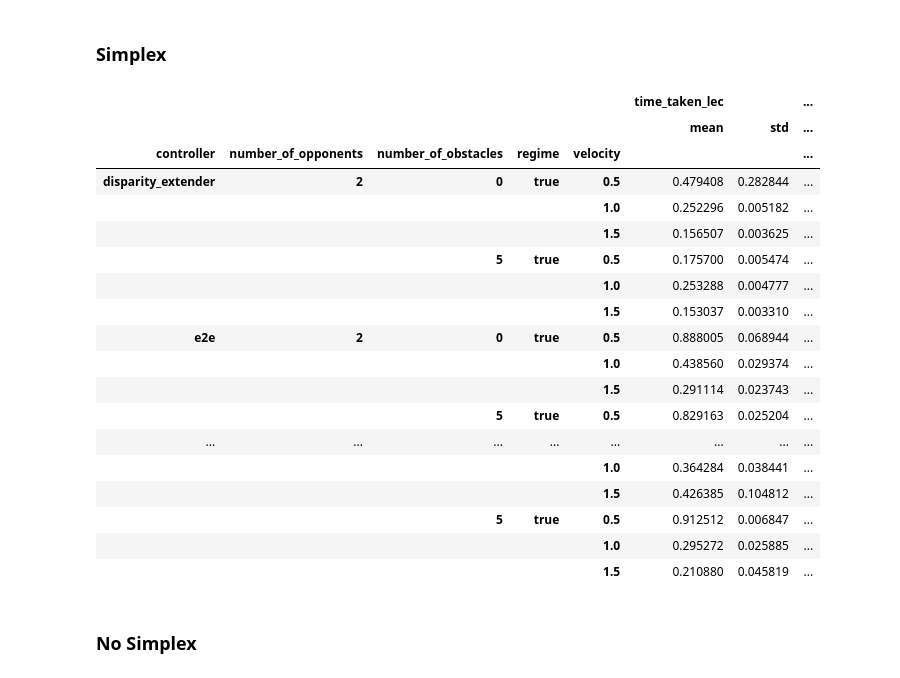
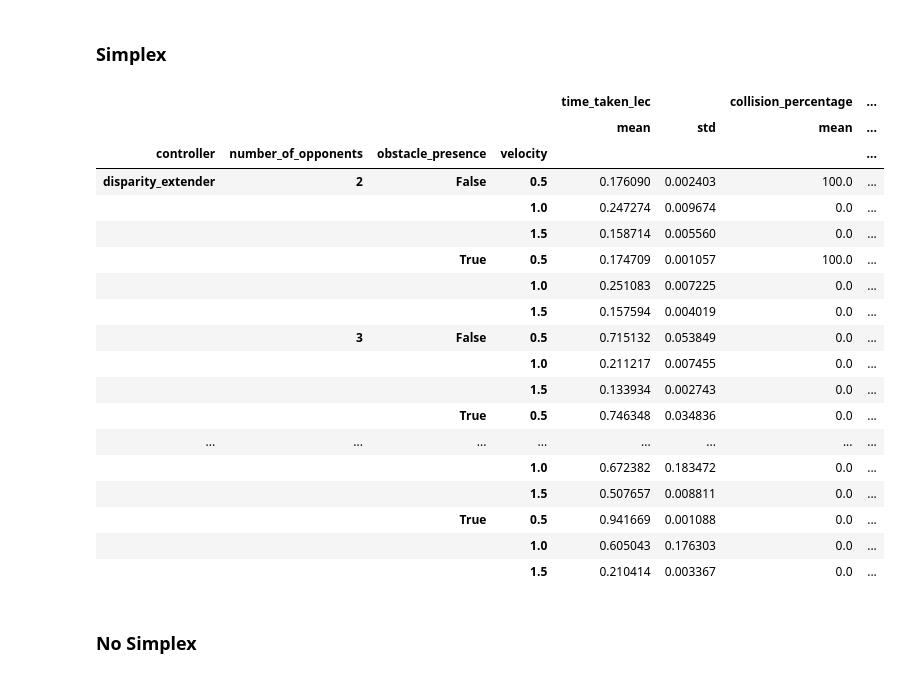
Before and after one commit to pmusau17/Platooning-F1Tenth, a Jupyter notebook: src/rtreach/logs/aij_experiments/Simplex vs Control Experiments.ipynb, the cells around one changed output. Cells and saved outputs as stored; diff of their text form; code cells hidden in the pictures.

Commit message:
the experiments are actually decent and I don't have to hate myself lmaoooooo

```diff
--- a/src/rtreach/logs/aij_experiments/Simplex vs Control Experiments.ipynb
+++ b/src/rtreach/logs/aij_experiments/Simplex vs Control Experiments.ipynb
@@ -20,33 +31,37 @@ velocities = ["0.5","1.0","1.5"]
 velocities_fn = {"0.5":"0.500000", "1.0":"1.000000","1.5":"1.500000"}
 controllers= ["disparity_extender","pure_pursuit","e2e"]
 file_str = "{}_{}_1.000000_{}_{}_0.0_0.0_{}.csv"
-collision_str = "collisions_{}_{}_{}_{}_cones_{}.csv"
+collision_str = "collisions_{}_{}_{}_{}_{}_cones.csv"
 for cntrl in controllers:
     for opp in opponents:
         for obs in obstacles:
             for vel in velocities:
                 for regime in control:
 
-                    file_name = "simplex"
-                    if(not regime):
+
+                    if(regime=="true"):
                         file_name = "nosimplex"
+                    else:
+                        file_name = "simplex"
+
 
                     fh = file_str.format(file_name,cntrl,opp,obs,velocities_fn[vel])
                     ch = collision_str.format(cntrl,opp,obs,vel,regime)
 
                     try:
-                        df = pd.read_csv(fh,header=None)
+                        df = pd.read_csv(fh,header=None).tail(5) # I only want the most recently run experiments here
                         df =df.rename(columns={0:'time_str',1:'time_taken_lec',2:'time_taken_safety_controller',3:'area'})
                         df['controller'] = cntrl
                         df['time_taken_lec'] * 100
                         df['number_of_opponents'] = opp
-                        df['number_of_obstacles']= obs
+                        df['obstacle_presence']= obs>0
                         df['regime'] = regime
                         df['velocity'] = vel
 
                         df = df.drop(columns = ["time_taken_safety_controller","area"])
 
                         if(os.path.exists(ch)):
+                            c_df = pd.read_csv(ch,header=None)
                             df['collision_percentage'] = ((c_df.count()[0])/5)*100
                         else:
                             df['collision_percentage'] = 0.0
@@ -115,28 +134,28 @@ dfs.groupby(["controller","number_of_opponents","number_of_obstacles","regime","
 # %% [markdown]
 ### Simplex
 # %%
-simplex = dfs[dfs["regime"]=="true"]
-simplex.groupby(["controller","number_of_opponents","number_of_obstacles","regime","velocity"]).agg(["mean","std"])
+simplex = dfs[dfs["regime"]=="false"]
+simplex.groupby(["controller","number_of_opponents","obstacle_presence","velocity"]).agg(["mean","std"])
 # %% [output]
-|  |  |  |  |  | time_taken_lec |  | ... |
-|  |  |  |  |  | mean | std | ... |
-| controller | number_of_opponents | number_of_obstacles | regime | velocity |  |  | ... |
-| disparity_extender | 2 | 0 | true | 0.5 | 0.479408 | 0.282844 | ... |
-|  |  |  |  | 1.0 | 0.252296 | 0.005182 | ... |
-|  |  |  |  | 1.5 | 0.156507 | 0.003625 | ... |
-|  |  | 5 | true | 0.5 | 0.175700 | 0.005474 | ... |
-|  |  |  |  | 1.0 | 0.253288 | 0.004777 | ... |
-|  |  |  |  | 1.5 | 0.153037 | 0.003310 | ... |
-| e2e | 2 | 0 | true | 0.5 | 0.888005 | 0.068944 | ... |
-|  |  |  |  | 1.0 | 0.438560 | 0.029374 | ... |
-|  |  |  |  | 1.5 | 0.291114 | 0.023743 | ... |
-|  |  | 5 | true | 0.5 | 0.829163 | 0.025204 | ... |
+|  |  |  |  | time_taken_lec |  | collision_percentage | ... |
+|  |  |  |  | mean | std | mean | ... |
+| controller | number_of_opponents | obstacle_presence | velocity |  |  |  | ... |
+| disparity_extender | 2 | False | 0.5 | 0.176090 | 0.002403 | 100.0 | ... |
+|  |  |  | 1.0 | 0.247274 | 0.009674 | 0.0 | ... |
+|  |  |  | 1.5 | 0.158714 | 0.005560 | 0.0 | ... |
+|  |  | True | 0.5 | 0.174709 | 0.001057 | 100.0 | ... |
+|  |  |  | 1.0 | 0.251083 | 0.007225 | 0.0 | ... |
+|  |  |  | 1.5 | 0.157594 | 0.004019 | 0.0 | ... |
+|  | 3 | False | 0.5 | 0.715132 | 0.053849 | 0.0 | ... |
+|  |  |  | 1.0 | 0.211217 | 0.007455 | 0.0 | ... |
+|  |  |  | 1.5 | 0.133934 | 0.002743 | 0.0 | ... |
+|  |  | True | 0.5 | 0.746348 | 0.034836 | 0.0 | ... |
 | ... | ... | ... | ... | ... | ... | ... | ... |
-|  |  |  |  | 1.0 | 0.364284 | 0.038441 | ... |
-|  |  |  |  | 1.5 | 0.426385 | 0.104812 | ... |
-|  |  | 5 | true | 0.5 | 0.912512 | 0.006847 | ... |
-|  |  |  |  | 1.0 | 0.295272 | 0.025885 | ... |
-|  |  |  |  | 1.5 | 0.210880 | 0.045819 | ... |
+|  |  |  | 1.0 | 0.672382 | 0.183472 | 0.0 | ... |
+|  |  |  | 1.5 | 0.507657 | 0.008811 | 0.0 | ... |
+|  |  | True | 0.5 | 0.941669 | 0.001088 | 0.0 | ... |
+|  |  |  | 1.0 | 0.605043 | 0.176303 | 0.0 | ... |
+|  |  |  | 1.5 | 0.210414 | 0.003367 | 0.0 | ... |
 # %% [markdown]
 ### No Simplex
 # %%
```
Also changed, not shown: parts of 6 cells of this notebook.
